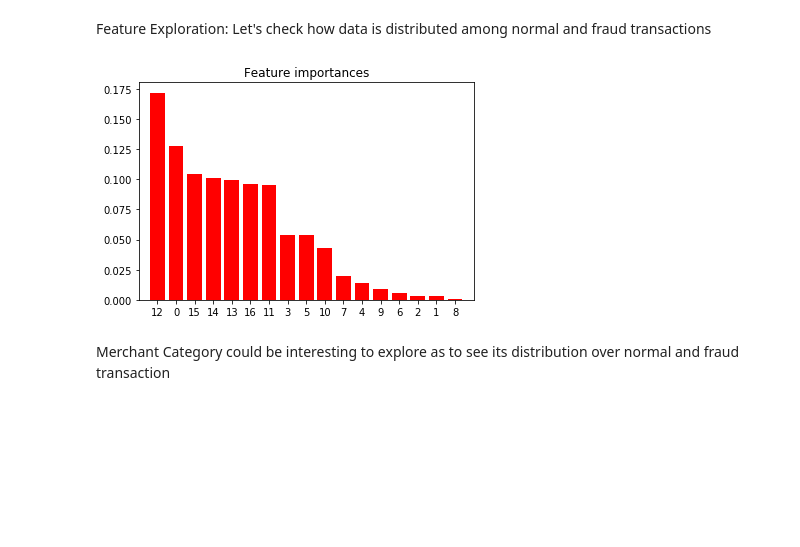
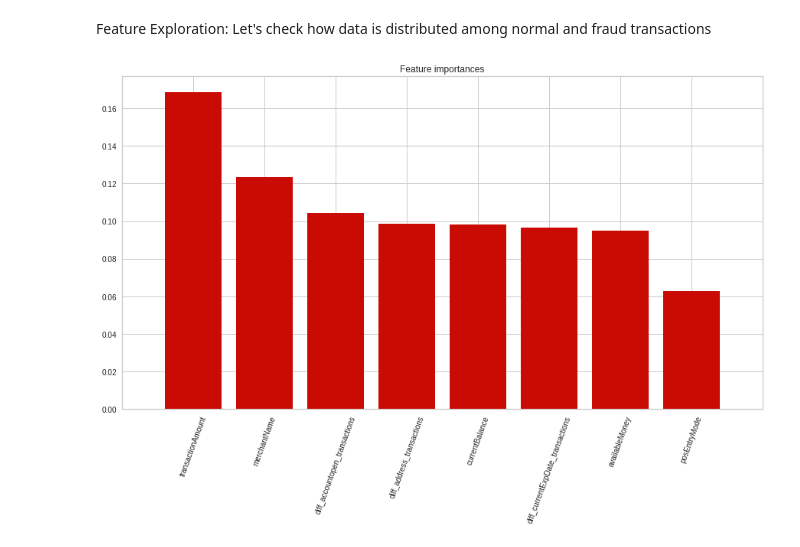
Before and after one commit to analystanand/Machine-Learning, a Jupyter notebook: Card_Transactions.ipynb, the cells around one changed output. Saved outputs shown, nothing was run; the diff lists cells and outputs as text; code cells hidden in the pictures; blank space fills up the shorter version.

```diff
--- a/Card_Transactions.ipynb
+++ b/Card_Transactions.ipynb
@@ -299,7 +353,9 @@ Undersampling Training data
 # %%
-rus = RandomUnderSampler(random_state=0)
-rus.fit(X, y)
-X_resampled, y_resampled = rus.fit_resample(X_train, y_train)
+X_train_new = X_train.drop(["transaction_id"],axis=1)
+X_test_new = X_test.drop(["transaction_id"],axis=1)
+rus = RandomUnderSampler(random_state=5)
+rus.fit(X_train, y_train)
+X_resampled, y_resampled = rus.fit_resample(X_train_new, y_train)
 
-print("Training Size After Random under sampling:",X_resampled.shape)
+print("Training Size After Random under sampling:",X_resampled.shape[0])
 # %% [output]
@@ -320 +365,11 @@ col_names = list(categorical_features.values)+list(numerical_features.values)
+# %%
+numerical_features = X_train.select_dtypes(include=['float64']).columns
+categorical_features = X_train.select_dtypes(include=['object','bool']).columns
+numeric_transformer = Pipeline(steps=[('scaler', StandardScaler())])
+categorical_transformer = Pipeline(steps=[('woe', ce.OrdinalEncoder())])
+preprocessor = ColumnTransformer(transformers=[('cat', categorical_transformer, categorical_features),('num', numeric_transformer, numerical_features)])
+# %%
+preprocessor.fit(X_resampled)
+X_resampled_trans =  preprocessor.transform(X_resampled)
+X_test_trans = preprocessor.transform(X_test_new)
 # %%
@@ -340,0 +396,6 @@ weighted avg       0.98      0.66      0.78    157273
+# %%
+sizes = np.linspace(0.3, 1.0, 10)
+visualizer = LearningCurve(model_lr,cv=5 ,scoring='f1_weighted',train_sizes=sizes, n_jobs=-1)
+
+visualizer.fit(X_resampled_trans, y_resampled)        # Fit the data to the visualizer
+plt.show()
@@ -362,17 +438,19 @@ weighted avg       0.98      0.71      0.82    157273
 # %% [markdown]
 Feature Exploration: Let's check how data is distributed among normal and fraud transactions
 # %%
+col_names = list(categorical_features.values)+list(numerical_features.values) #for feature importance
 importances = rf.feature_importances_
 std = np.std([rf.feature_importances_ for tree in rf.estimators_],
              axis=0)
-indices = np.argsort(importances)[::-1]
-re_arranged_features = [ col_names[i] for i in indices]
+indices = np.argsort(importances)[::-1][:8]
+re_arranged_features = [ col_names[i] for i in indices][:8]
 # Plot the feature importances of the forest
-plt.figure()
+plt.figure(figsize=(15,8))
 plt.title("Feature importances")
-plt.bar(range(X_resampled_trans.shape[1]), importances[indices],color="r", yerr=std[indices], align="center")
-plt.xticks(range(X_resampled_trans.shape[1]), indices)
-plt.xlim([-1, X_resampled_trans.shape[1]])
+plt.bar(range(8), importances[indices],color="r", yerr=std[indices], align="center")
+plt.xticks(range(8),labels=re_arranged_features,rotation=70)
+plt.xlim([-1, 8])
+
 plt.show()
 # %% [output]
-[figure, old version]
+[figure, new version]
@@ -405,2 +456,0 @@ plt.show()
-# %% [markdown]
-Merchant Category could be interesting to explore as to see its distribution over normal and fraud transaction
```
Also changed, not shown: parts of 40 cells of this notebook.
